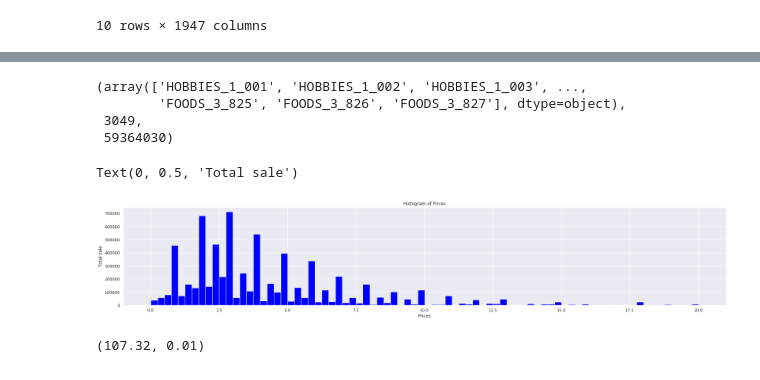
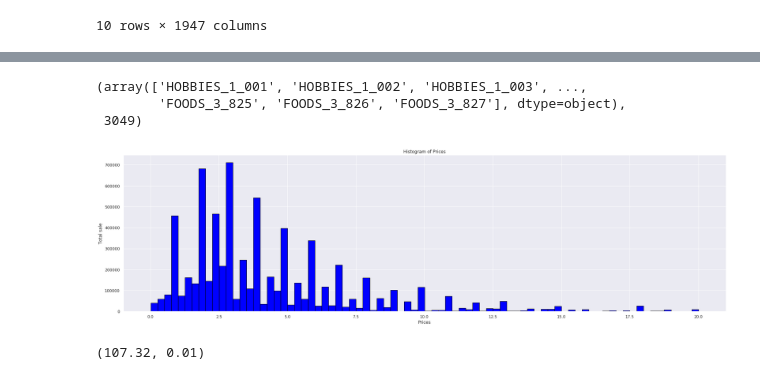
Before and after one commit to Rohan-Agarwal-Developer/walmart-sales-predictions, a Jupyter notebook: main.ipynb, the cells around one changed output, grey strips where cells are left out. Drawn from its saved outputs; the diff is of its cells as text; code cells hidden in the pictures.

Commit message:
Amalysis graphs

```diff
--- a/main.ipynb
+++ b/main.ipynb
@@ -64,28 +63,22 @@ attributes_dict
 # %%
 items = data['item_id'].unique()
-items, items.size, data.size
+items, items.size
 # %% [output]
 (array(['HOBBIES_1_001', 'HOBBIES_1_002', 'HOBBIES_1_003', ...,
         'FOODS_3_825', 'FOODS_3_826', 'FOODS_3_827'], dtype=object),
- 3049,
- 59364030)
+ 3049)
 # %%
-# matplotlib histogram
-# plt.hist(flights['arr_delay'], color = 'blue', edgecolor = 'black',
-#          bins = int(180/5))
 
-# seaborn histogram
-fig = plt.figure(figsize=(30,5))
+fig = plt.figure(figsize=(30,8))
 plt.hist(sell_prices.loc[sell_prices['sell_price'] <= 20.0]['sell_price'],
-             bins=80, color = 'blue')
-            #  hist_kws={'edgecolor':'black'})
+             bins=80, color = 'blue', edgecolor='black')
 # Add labels
 plt.title('Histogram of Prices')
 plt.xlabel('Prices')
 plt.ylabel('Total sale')
+plt.show()
 # %% [output]
-Text(0, 0.5, 'Total sale')
-[figure, old version]
+[figure, new version]
 # %%
 max(sell_prices['sell_price']), min(sell_prices['sell_price'])
 # %% [output]
```
Also changed, not shown: parts of 9 cells of this notebook.
